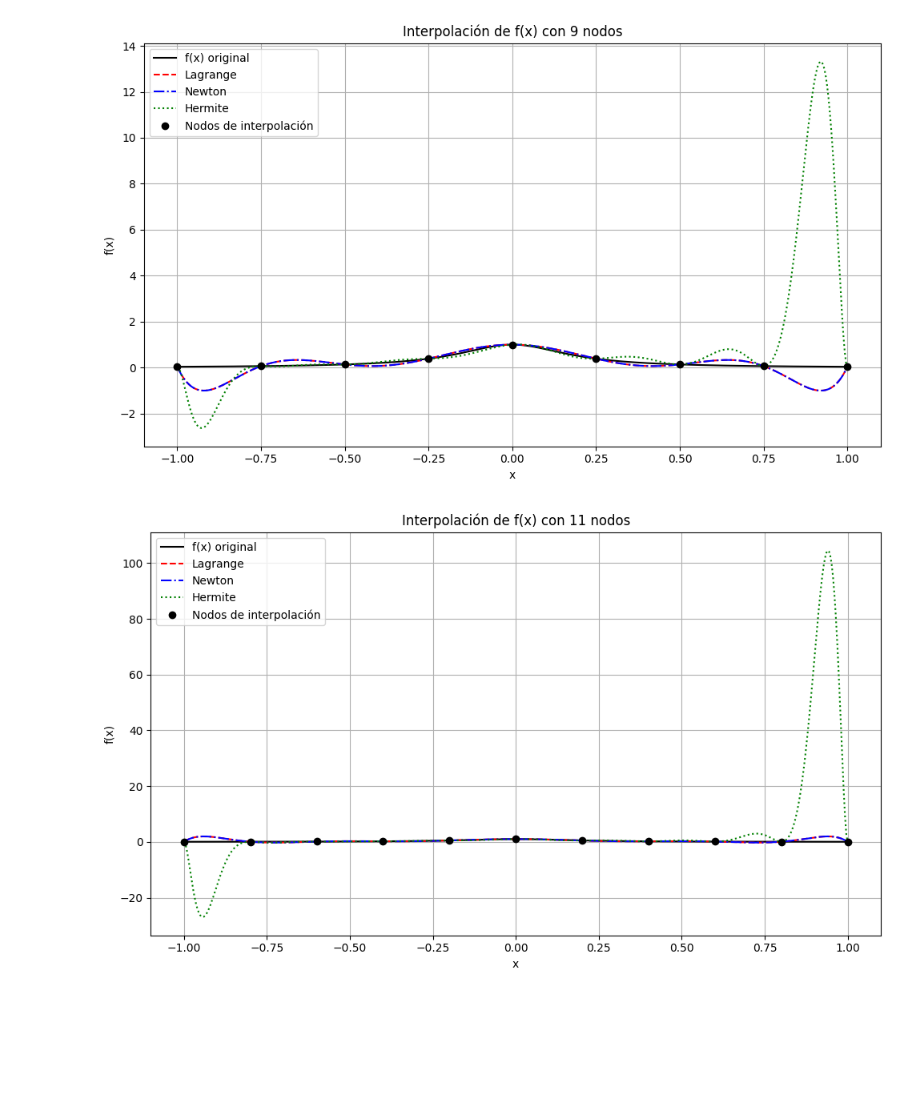
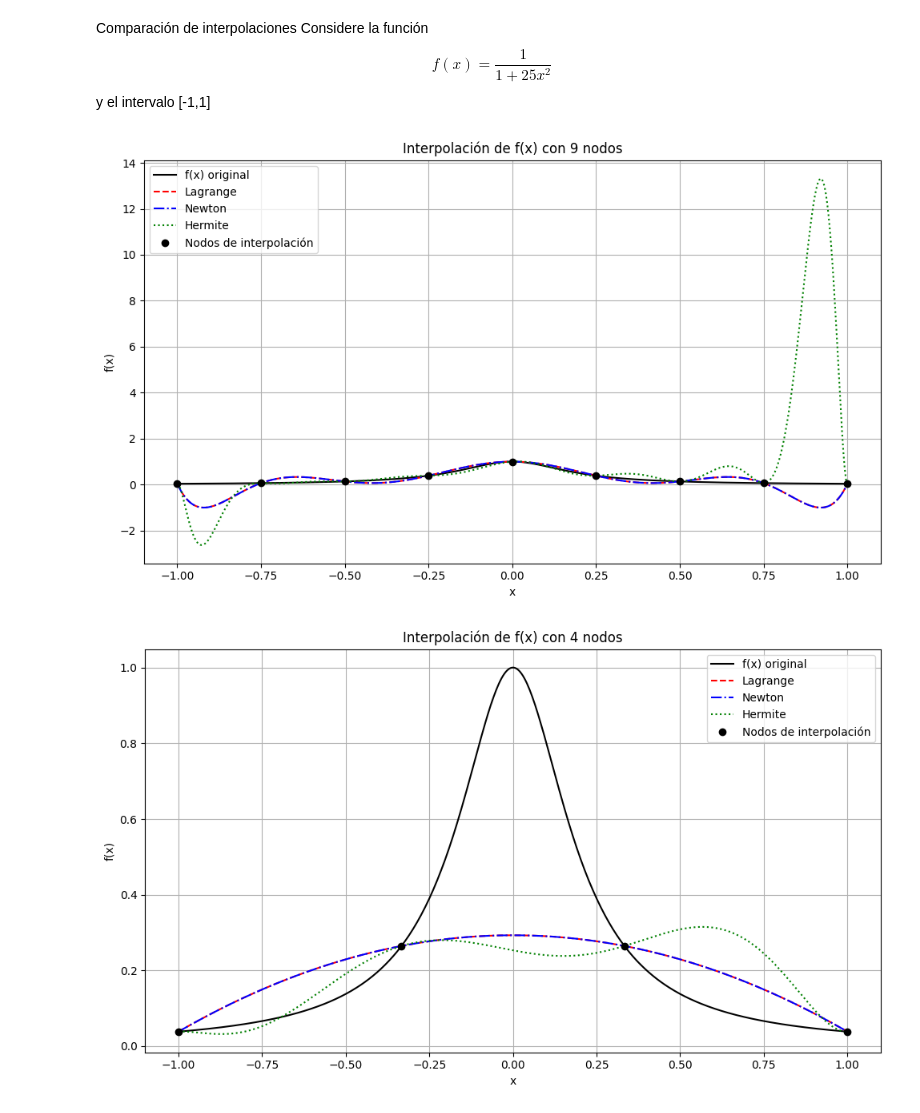
Before and after one commit to YoloA11000/Metodos-Numericos, a Jupyter notebook: Comparación_de_interpolaciónes_1.ipynb, the cells around one changed output. Cells and saved outputs as stored; diff of their text form; code cells hidden in the pictures; blank space fills up the shorter version.

```diff
--- a/Comparación_de_interpolaciónes_1.ipynb
+++ b/Comparación_de_interpolaciónes_1.ipynb
@@ -1,5 +1,12 @@
 # %% [markdown]
 <a href="https://colab.research.google.com/github/YoloA11000/Metodos-Numericos/blob/main/Comparaci%C3%B3n_de_interpolaci%C3%B3nes_1.ipynb" target="_parent"><img src="https://colab.research.google.com/assets/colab-badge.svg" alt="Open In Colab"/></a>
+# %% [markdown]
+Comparación de interpolaciones
+Considere la función
+$$
+f(x) =
+\frac{1}{1+25 x^{2}}
+$$ y el intervalo [-1,1]
 # %%
 # Importar las bibliotecas necesarias
 import numpy as np
@@ -16,62 +23,48 @@ def interpolar_y_graficar(n_nodos):
     x_nodes = np.linspace(-1, 1, n_nodos)
     y_nodes = f(x_nodes)  # Evaluar la función en esos nodos
 
-    # ---------------------------
     # Polinomio de Lagrange
-    # ---------------------------
     poly_lagrange = lagrange(x_nodes, y_nodes)
 
-    # ---------------------------
     # Polinomio de Newton
     # (utilizamos KroghInterpolator que construye un polinomio dividido)
-    # ---------------------------
     poly_newton = KroghInterpolator(x_nodes, y_nodes)
 
-    # ---------------------------
     # Polinomio de Hermite
     # Simulamos derivadas duplicando los nodos (sin derivadas reales)
-    # ---------------------------
     x_hermite = np.repeat(x_nodes, 2)   # Duplicar cada nodo
     y_hermite = np.repeat(y_nodes, 2)   # Duplicar cada valor
     poly_hermite = KroghInterpolator(x_hermite, y_hermite)
 
-    # ---------------------------
-    # Evaluar los polinomios en una malla fina
-    # ---------------------------
+    # Evaluar los polinomios
     x_plot = np.linspace(-1, 1, 500)      # Puntos para graficar
     y_true = f(x_plot)                    # Función original
     y_lagrange = poly_lagrange(x_plot)   # Evaluar Lagrange
     y_newton = poly_newton(x_plot)       # Evaluar Newton
     y_hermite = poly_hermite(x_plot)     # Evaluar Hermite
 
-    # ---------------------------
+
     # Graficar todos los resultados
-    # ---------------------------
     plt.figure(figsize=(10, 6))
     plt.plot(x_plot, y_true, 'k-', label='f(x) original')
     plt.plot(x_plot, y_lagrange, 'r--', label='Lagrange')
     plt.plot(x_plot, y_newton, 'b-.', label='Newton')
     plt.plot(x_plot, y_hermite, 'g:', label='Hermite')
     plt.plot(x_nodes, y_nodes, 'ko', label='Nodos de interpolación')
     plt.title(f'Interpolación de f(x) con {n_nodos} nodos')
     plt.xlabel('x')
     plt.ylabel('f(x)')
     plt.grid(True)
     plt.legend()
     plt.tight_layout()
     plt.show()
 
-# ============================
-# PARTE 1: 9 nodos
-# ============================
+# 9 nodos
 interpolar_y_graficar(9)
 
-# ============================
-# PARTE 2: Aumentar el número de nodos
-# Para observar el fenómeno de Runge en los extremos
-# ============================
-for n in [11, 15, 21]:
+#Experimentar con el número de nodos
+for n in [4,11, 15, 21]:
     interpolar_y_graficar(n)
 # %% [output]
 [figure]
-[figure, old version]
+[figure, new version]
```
Also changed, not shown: parts of 1 cell of this notebook.
